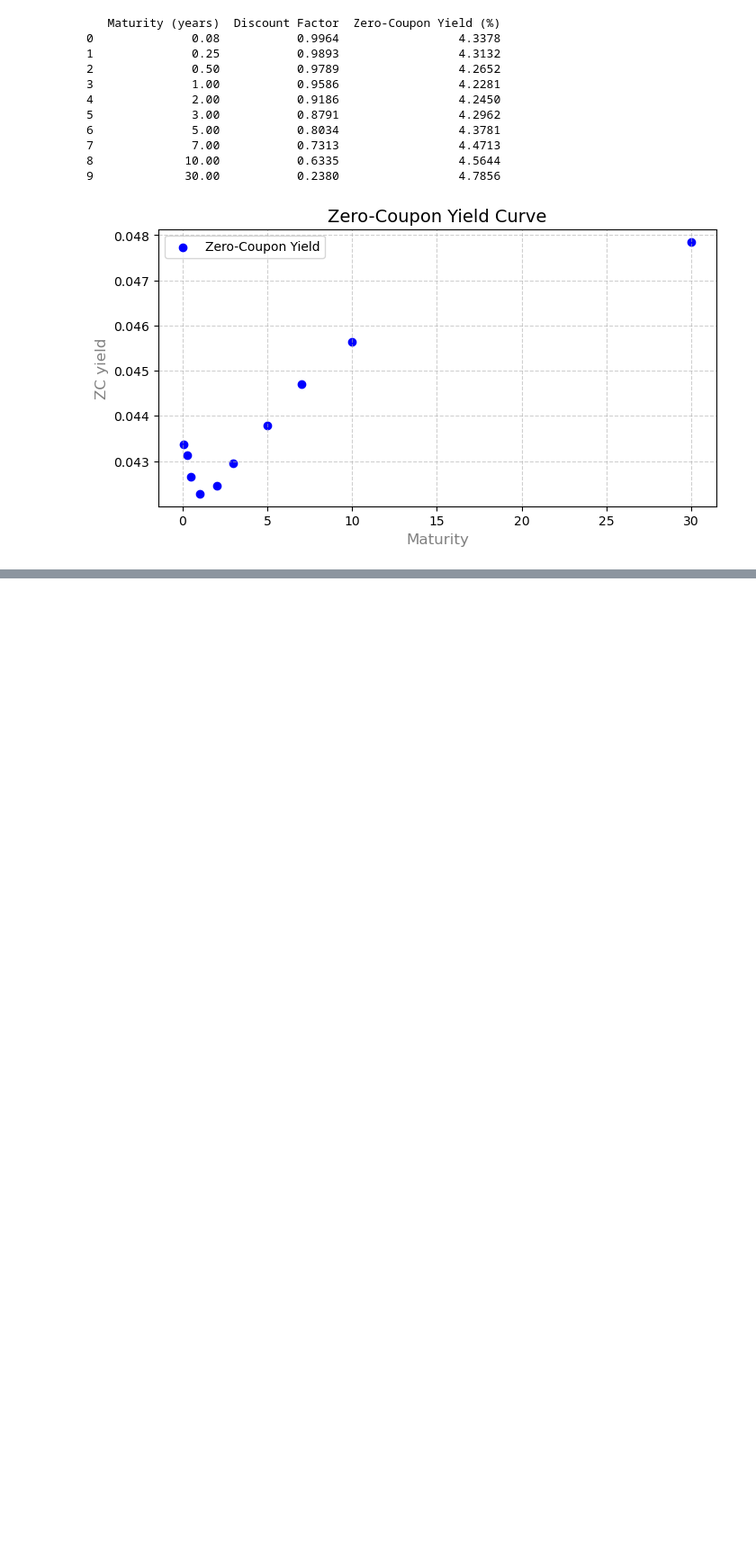
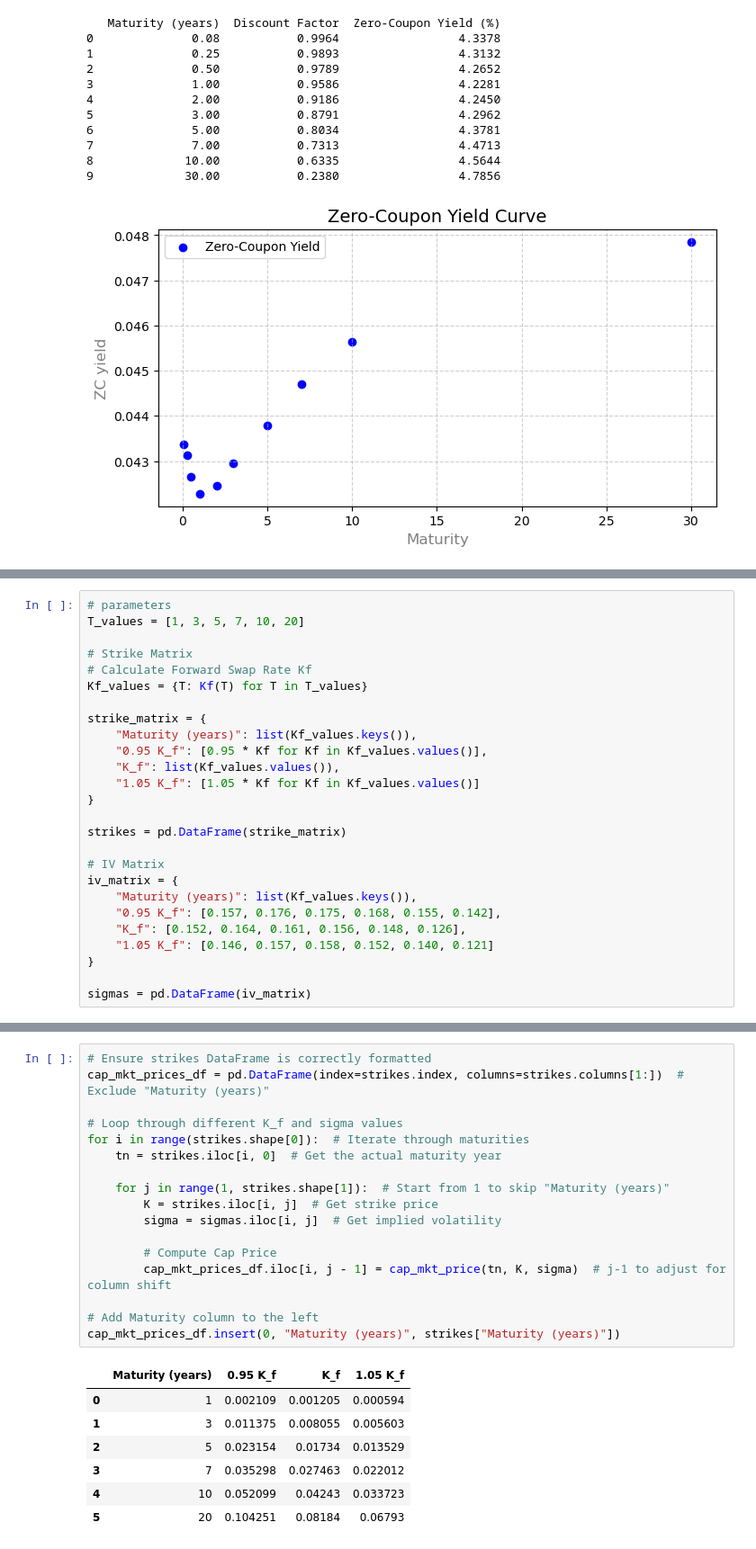
Before and after one commit to fangsitang/fixed_income, a Jupyter notebook: PartA Q1Q2Q3.ipynb, the cells around one changed output, grey strips where cells are left out. Shown: that part at 90% size. Saved outputs shown, nothing was run; the diff lists cells and outputs as text; blank space fills up the shorter version.

```diff
--- a/PartA Q1Q2Q3.ipynb
+++ b/PartA Q1Q2Q3.ipynb
@@ -526,0 +588,26 @@ Objective Value 0.034049
+# %%
+# parameters
+T_values = [1, 3, 5, 7, 10, 20]
+
+# Strike Matrix
+# Calculate Forward Swap Rate Kf
+Kf_values = {T: Kf(T) for T in T_values}
+
+strike_matrix = {
+    "Maturity (years)": list(Kf_values.keys()),
+    "0.95 K_f": [0.95 * Kf for Kf in Kf_values.values()],
+    "K_f": list(Kf_values.values()),
+    "1.05 K_f": [1.05 * Kf for Kf in Kf_values.values()]
+}
+
+strikes = pd.DataFrame(strike_matrix)
+
+# IV Matrix
+iv_matrix = {
+    "Maturity (years)": list(Kf_values.keys()),
+    "0.95 K_f": [0.157, 0.176, 0.175, 0.168, 0.155, 0.142],
+    "K_f": [0.152, 0.164, 0.161, 0.156, 0.148, 0.126],
+    "1.05 K_f": [0.146, 0.157, 0.158, 0.152, 0.140, 0.121]
+}
+
+sigmas = pd.DataFrame(iv_matrix)
@@ -526,0 +651,25 @@ Objective Value 0.034049
+# %%
+# Ensure strikes DataFrame is correctly formatted
+cap_mkt_prices_df = pd.DataFrame(index=strikes.index, columns=strikes.columns[1:])  # Exclude "Maturity (years)"
+
+# Loop through different K_f and sigma values
+for i in range(strikes.shape[0]):  # Iterate through maturities
+    tn = strikes.iloc[i, 0]  # Get the actual maturity year
+
+    for j in range(1, strikes.shape[1]):  # Start from 1 to skip "Maturity (years)"
+        K = strikes.iloc[i, j]  # Get strike price
+        sigma = sigmas.iloc[i, j]  # Get implied volatility
+
+        # Compute Cap Price
+        cap_mkt_prices_df.iloc[i, j - 1] = cap_mkt_price(tn, K, sigma)  # j-1 to adjust for column shift
+
+# Add Maturity column to the left
+cap_mkt_prices_df.insert(0, "Maturity (years)", strikes["Maturity (years)"])
+# %% [output]
+|  | Maturity (years) | 0.95 K_f | K_f | 1.05 K_f |
+| 0 | 1 | 0.002109 | 0.001205 | 0.000594 |
+| 1 | 3 | 0.011375 | 0.008055 | 0.005603 |
+| 2 | 5 | 0.023154 | 0.01734 | 0.013529 |
+| 3 | 7 | 0.035298 | 0.027463 | 0.022012 |
+| 4 | 10 | 0.052099 | 0.04243 | 0.033723 |
+| 5 | 20 | 0.104251 | 0.08184 | 0.06793 |
```
Also changed, not shown: parts of 6 cells of this notebook.
